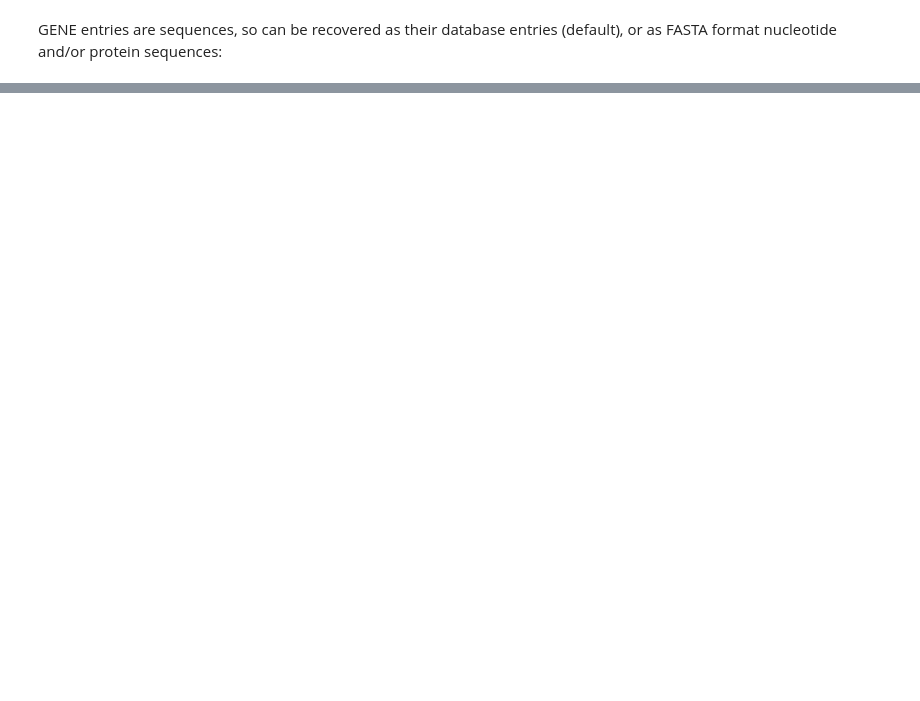
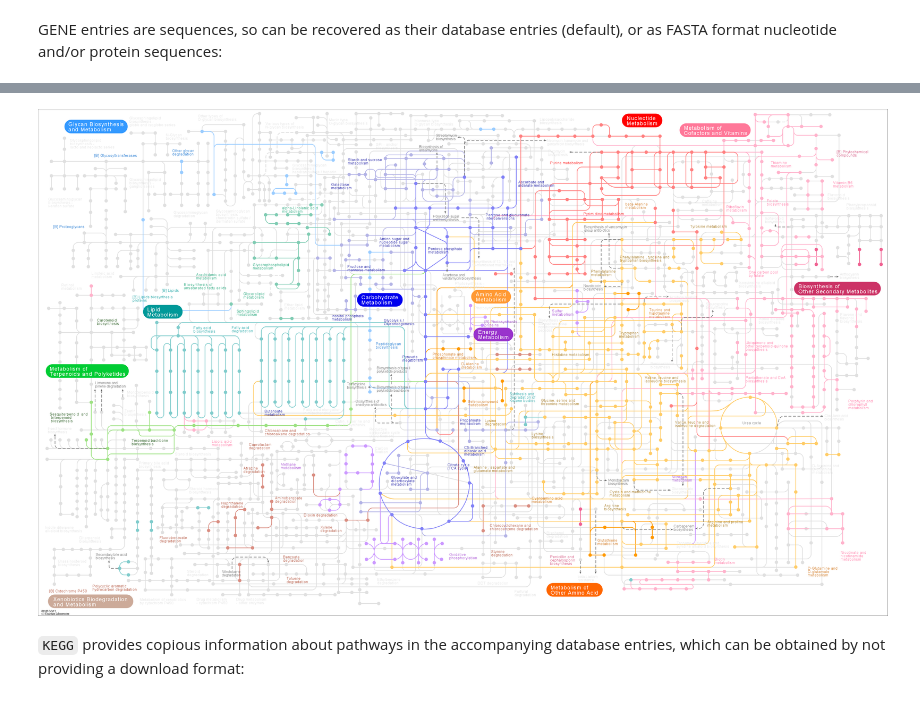
Before and after one commit to widdowquinn/2018-03-06-ibioic, a Jupyter notebook: 02-sequence_databases/09-KEGG_programming.ipynb, the cells around one changed output, grey strips where cells are left out. Cells and saved outputs as stored; diff of their text form; code cells hidden in the pictures; blank space fills up the shorter version.

```diff
--- a/02-sequence_databases/09-KEGG_programming.ipynb
+++ b/02-sequence_databases/09-KEGG_programming.ipynb
@@ -236,0 +490,8 @@ print(result)
+# %%
+# Get map of central metabolism in Kitasatospora
+result = REST.kegg_get("ksk01100", "image").read()
+Image(result)
+# %% [output]
+[figure, added]
+# %% [markdown]
+`KEGG` provides copious information about pathways in the accompanying database entries, which can be obtained by not providing a download format:
```
Also changed, not shown: parts of 33 cells of this notebook, 2 other files.
